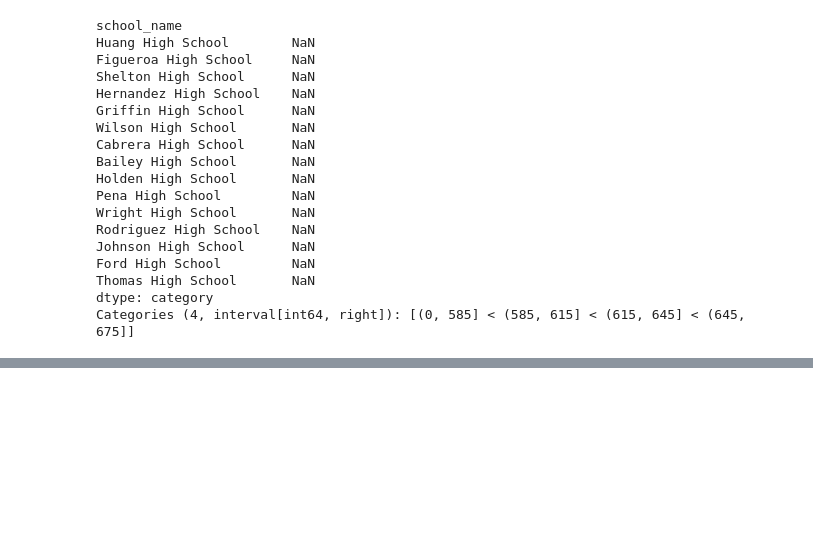
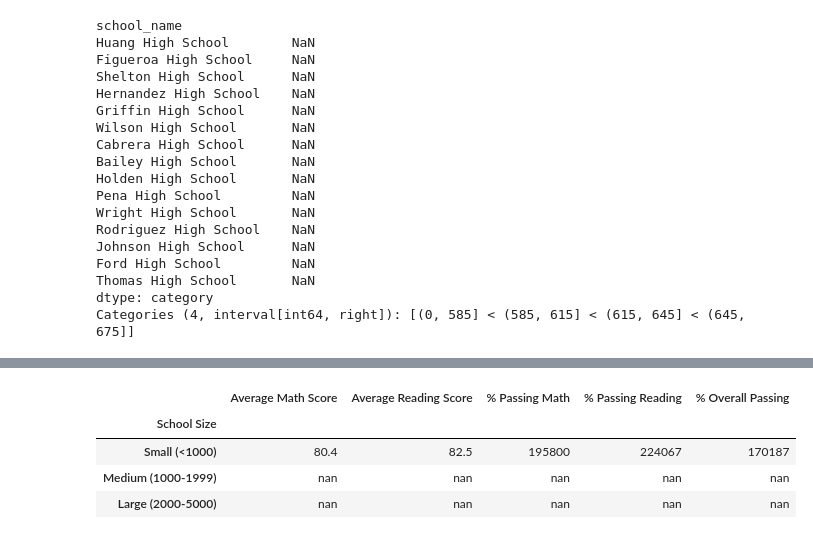
Before and after one commit to hajaf/School_District_Analysis., a Jupyter notebook: PyCitySchools.ipynb, the cells around one changed output, grey strips where cells are left out. Saved outputs shown, nothing was run; the diff lists cells and outputs as text; code cells hidden in the pictures; blank space fills up the shorter version.

```diff
--- a/PyCitySchools.ipynb
+++ b/PyCitySchools.ipynb
@@ -1395,0 +1439,19 @@ spending_summary_df
+# %%
+# Formatting.
+size_summary_df["Average Math Score"] = size_summary_df["Average Math Score"].map("{:.1f}".format)
+
+size_summary_df["Average Reading Score"] = size_summary_df["Average Reading Score"].map("{:.1f}".format)
+
+size_summary_df["% Passing Math"] = size_summary_df["% Passing Math"].map("{:.0f}".format)
+
+size_summary_df["% Passing Reading"] = size_summary_df["% Passing Reading"].map("{:.0f}".format)
+
+size_summary_df["% Overall Passing"] = size_summary_df["% Overall Passing"].map("{:.0f}".format)
+
+size_summary_df
+# %% [output]
+|  | Average Math Score | Average Reading Score | % Passing Math | % Passing Reading | % Overall Passing |
+| School Size |  |  |  |  |  |
+| Small (<1000) | 80.4 | 82.5 | 195800 | 224067 | 170187 |
+| Medium (1000-1999) | nan | nan | nan | nan | nan |
+| Large (2000-5000) | nan | nan | nan | nan | nan |
```
Also changed, not shown: parts of 18 cells of this notebook.
